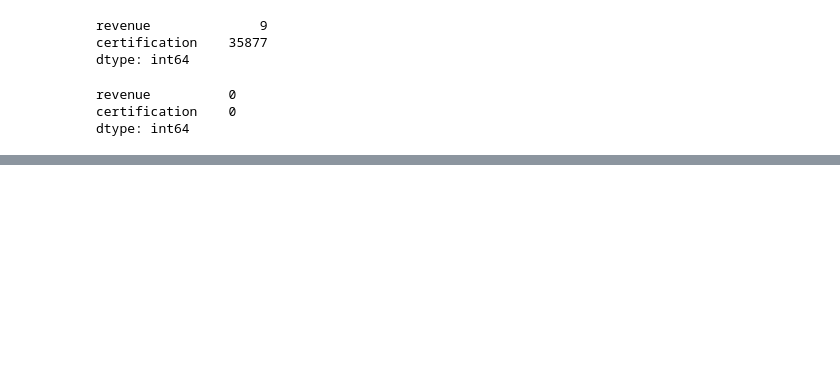
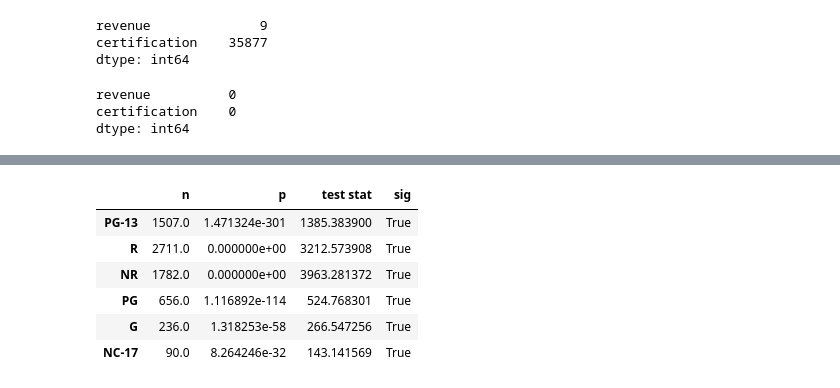
Before and after one commit to CameronBannick/IMDB-Movie-Report, a Jupyter notebook: Phase 6 - Hypothesis Testing.ipynb, the cells around one changed output, grey strips where cells are left out. Saved outputs shown, nothing was run; the diff lists cells and outputs as text; code cells hidden in the pictures; blank space fills up the shorter version.

```diff
--- a/Phase 6 - Hypothesis Testing.ipynb
+++ b/Phase 6 - Hypothesis Testing.ipynb
@@ -147,0 +161,25 @@ nr = df.loc[df['certification']=='NR']
+# %%
+#create empty dictionary for normal test results
+norm_results={}
+#loop through data for normal test
+for i, data in groups.items():
+    stat, p = stats.normaltest(data)
+    # save the p val, test statistic, and the size of the group
+    norm_results[i] = {'n': len(data),
+                             'p':p,
+                             'test stat':stat,}
+
+# convert to a dataframe
+norm_results_df = pd.DataFrame(norm_results).T
+norm_results_df
+# checking sig with pandas
+norm_results_df['sig'] = norm_results_df['p'] < .05
+norm_results_df
+# %% [output]
+|  | n | p | test stat | sig |
+| PG-13 | 1507.0 | 1.471324e-301 | 1385.383900 | True |
+| R | 2711.0 | 0.000000e+00 | 3212.573908 | True |
+| NR | 1782.0 | 0.000000e+00 | 3963.281372 | True |
+| PG | 656.0 | 1.116892e-114 | 524.768301 | True |
+| G | 236.0 | 1.318253e-58 | 266.547256 | True |
+| NC-17 | 90.0 | 8.264246e-32 | 143.141569 | True |
```
Also changed, not shown: parts of 18 cells of this notebook.
